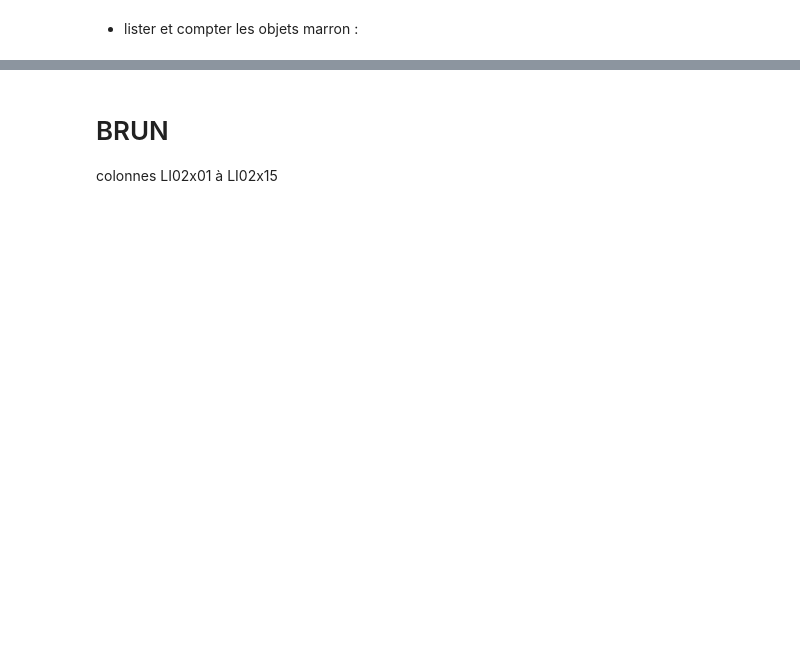
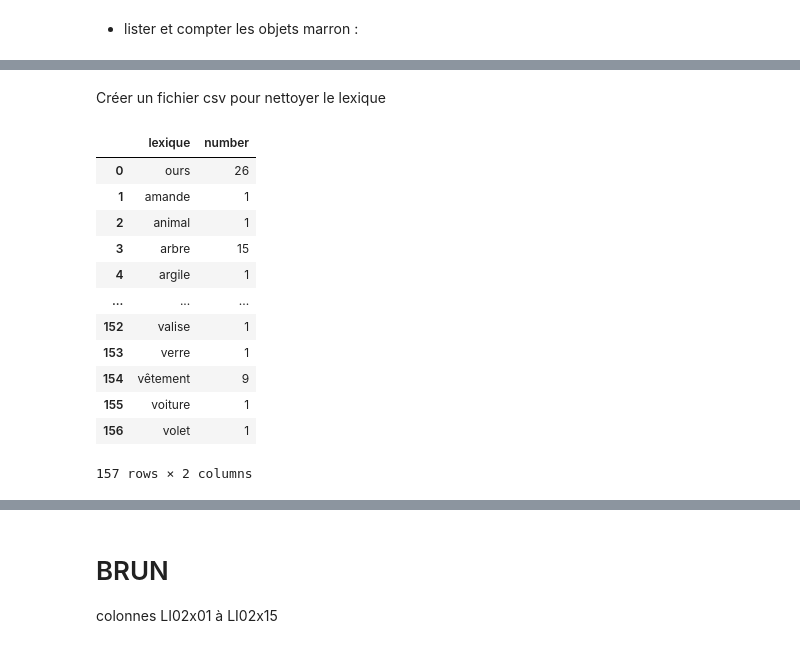
Before and after one commit to fmelanie/COLOR, a Jupyter notebook: colors.ipynb, the cells around one changed output, grey strips where cells are left out. Cells and saved outputs as stored; diff of their text form; code cells hidden in the pictures; blank space fills up the shorter version.

```diff
--- a/colors.ipynb
+++ b/colors.ipynb
@@ -459,0 +404,2 @@ plt.show()
+# %% [markdown]
+Créer un fichier csv pour nettoyer le lexique
@@ -459,0 +408,17 @@ plt.show()
+# %%
+# importer le csv de correction et regarder si l'import est ok
+csvToDicNett("objMarron_nett.csv")
+# %% [output]
+|  | lexique | number |
+| 0 | ours | 26 |
+| 1 | amande | 1 |
+| 2 | animal | 1 |
+| 3 | arbre | 15 |
+| 4 | argile | 1 |
+| ... | ... | ... |
+| 152 | valise | 1 |
+| 153 | verre | 1 |
+| 154 | vêtement | 9 |
+| 155 | voiture | 1 |
+| 156 | volet | 1 |
+157 rows × 2 columns
```
Also changed, not shown: parts of 85 cells of this notebook, 8 other files.
